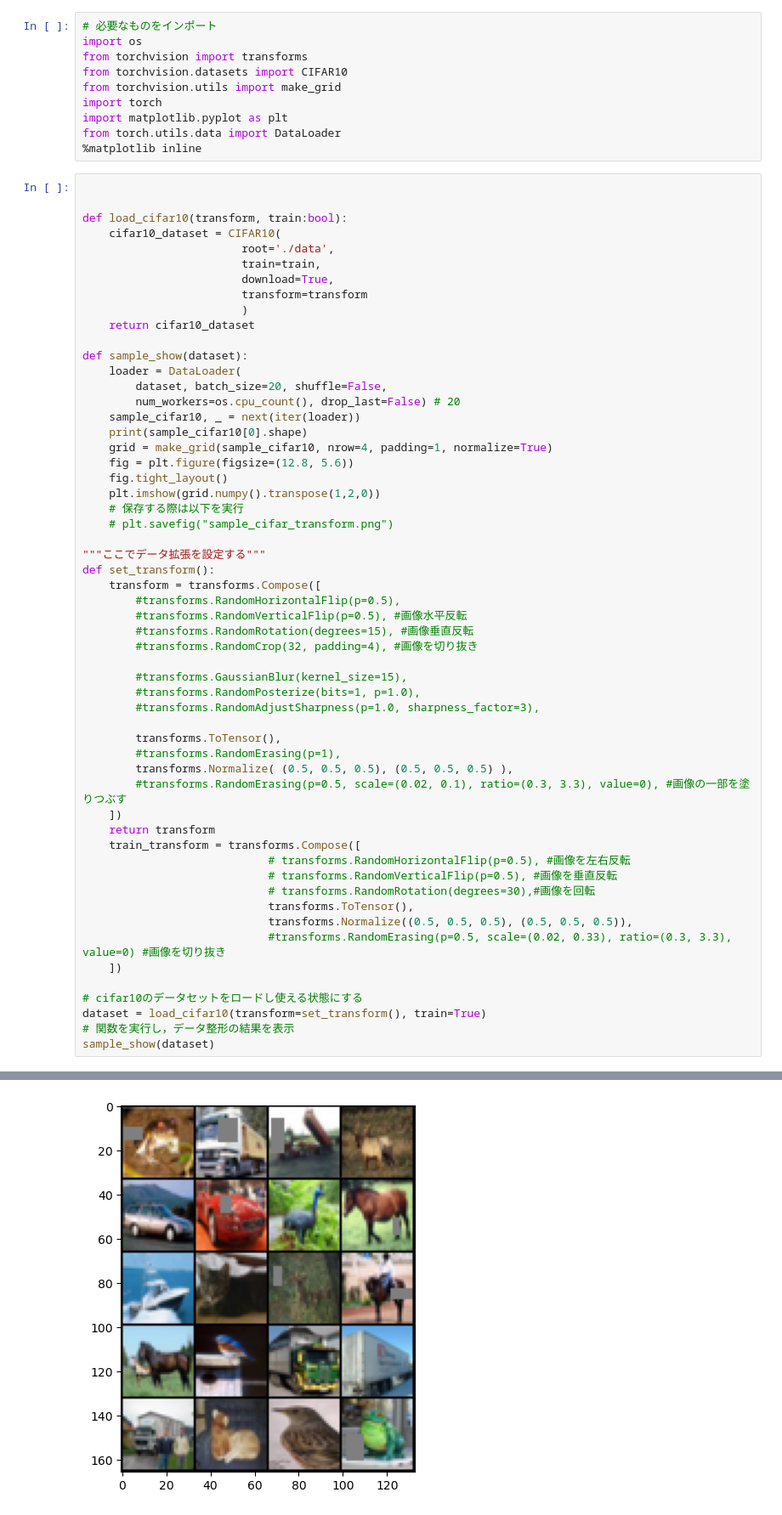
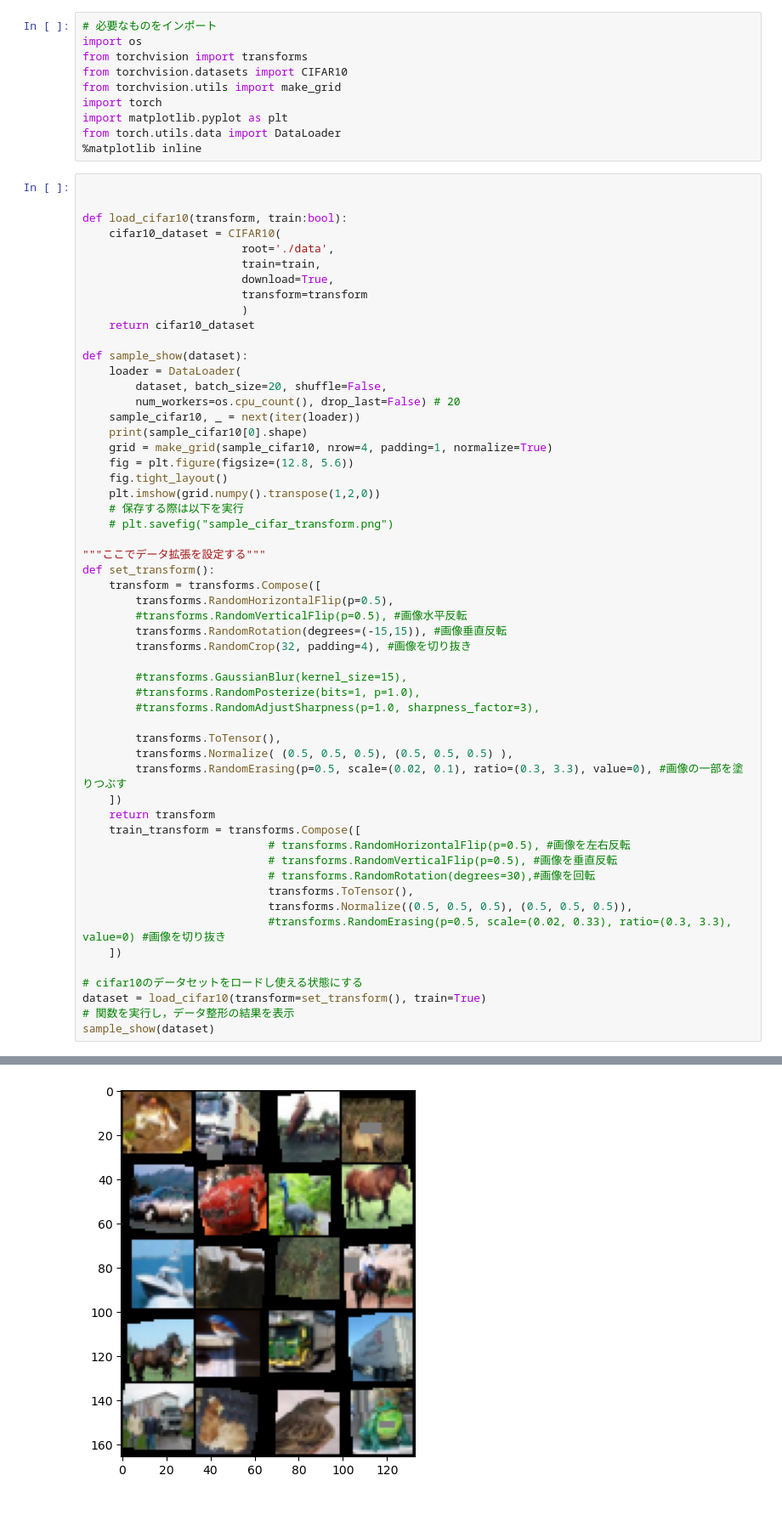
Before and after one commit to omotecvgifu/b3_session_2, a Jupyter notebook: Cifar_transform_display_omote.ipynb, the cells around one changed output, grey strips where cells are left out. Shown: that part at 85% size. Cells and saved outputs as stored; diff of their text form.

```diff
--- a/Cifar_transform_display_omote.ipynb
+++ b/Cifar_transform_display_omote.ipynb
@@ -42,36 +42,35 @@ def sample_show(dataset):
 
 """ここでデータ拡張を設定する"""
 def set_transform():
     transform = transforms.Compose([
-        #transforms.RandomHorizontalFlip(p=0.5),
+        transforms.RandomHorizontalFlip(p=0.5),
         #transforms.RandomVerticalFlip(p=0.5), #画像水平反転
-        #transforms.RandomRotation(degrees=15), #画像垂直反転
-        #transforms.RandomCrop(32, padding=4), #画像を切り抜き
+        transforms.RandomRotation(degrees=(-15,15)), #画像垂直反転
+        transforms.RandomCrop(32, padding=4), #画像を切り抜き
 
         #transforms.GaussianBlur(kernel_size=15),
         #transforms.RandomPosterize(bits=1, p=1.0),
         #transforms.RandomAdjustSharpness(p=1.0, sharpness_factor=3),
 
         transforms.ToTensor(),
-        #transforms.RandomErasing(p=1),
         transforms.Normalize( (0.5, 0.5, 0.5), (0.5, 0.5, 0.5) ),
-        #transforms.RandomErasing(p=0.5, scale=(0.02, 0.1), ratio=(0.3, 3.3), value=0), #画像の一部を塗りつぶす
+        transforms.RandomErasing(p=0.5, scale=(0.02, 0.1), ratio=(0.3, 3.3), value=0), #画像の一部を塗りつぶす
     ])
     return transform
     train_transform = transforms.Compose([
                             # transforms.RandomHorizontalFlip(p=0.5), #画像を左右反転
                             # transforms.RandomVerticalFlip(p=0.5), #画像を垂直反転
                             # transforms.RandomRotation(degrees=30),#画像を回転
                             transforms.ToTensor(),
                             transforms.Normalize((0.5, 0.5, 0.5), (0.5, 0.5, 0.5)),
                             #transforms.RandomErasing(p=0.5, scale=(0.02, 0.33), ratio=(0.3, 3.3), value=0) #画像を切り抜き
     ])
 
 # cifar10のデータセットをロードし使える状態にする
 dataset = load_cifar10(transform=set_transform(), train=True)
 # 関数を実行し，データ整形の結果を表示
 sample_show(dataset)
 # %% [output]
 Files already downloaded and verified
 torch.Size([3, 32, 32])
-[figure, old version]
+[figure, new version]
```
Also changed, not shown: 3 other files.
